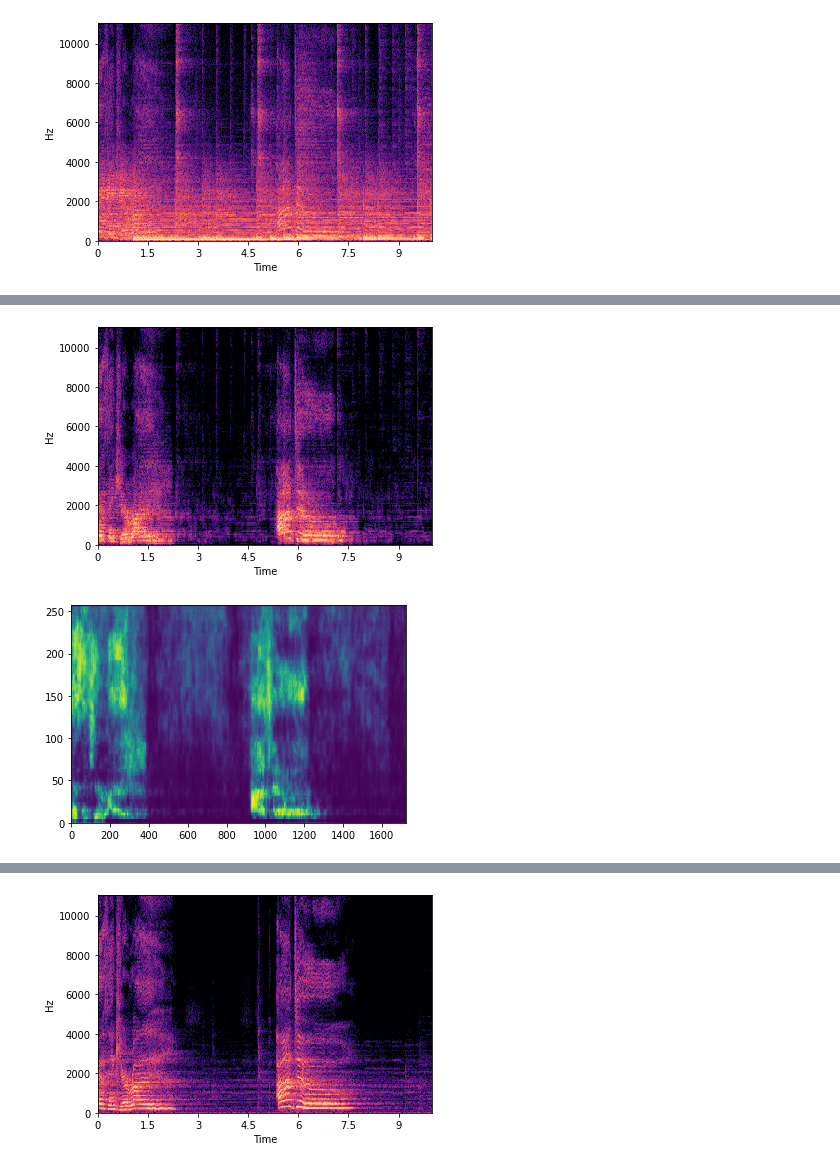
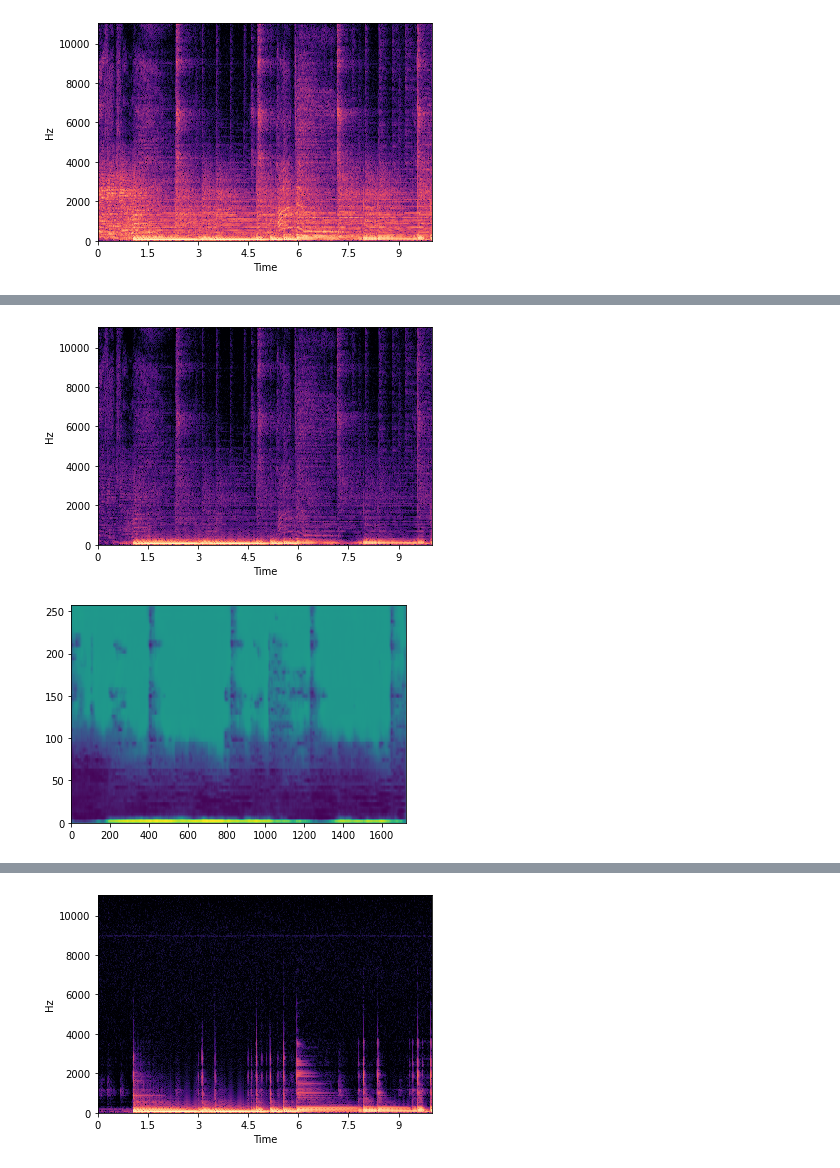
Before and after one commit to abugler/HighResSeparation, a Jupyter notebook: mask_viewing.ipynb, the cells around one changed output, grey strips where cells are left out. Drawn from its saved outputs; the diff is of its cells as text; code cells hidden in the pictures.

```diff
--- a/mask_viewing.ipynb
+++ b/mask_viewing.ipynb
@@ -13,7 +13,7 @@ import numpy as np
 # This code is very similar to the evaluation script.
 
 # Put the trained path here:
-train_path = '/home/andreas/HighResSeparation/output/musdb_toy/runs/f7a55659b543432fbd6c273d12daf5eb'
+train_path = '/home/andreas/HighResSeparation/output/musdb_toy/runs/f628b84344d5411e80aa6ea048259dd8'
 
 model_path = os.path.join(train_path, "checkpoints/best.model.pth")
 
@@ -76,35 +76,35 @@ nussl.core.utils.visualize_spectrogram(audio_signal)
 # %%
 output = model(mix_audio.to(train_namespace.device))
 # %%
-source_idx = 3
+source_idx = 0
 mask = output['masks'][0, ..., source_idx]
 soft_mask = nussl.core.masks.SoftMask(mask.permute(1, 0, 2).detach().cpu().numpy())
 est_source_signal = audio_signal.apply_mask(soft_mask)
 est_source_signal.istft()
 
 est_source_signal.embed_audio()
 nussl.core.utils.visualize_spectrogram(est_source_signal)
 plt.show()
 
 plt.pcolormesh(soft_mask.mask[..., 0])
 plt.show()
 
 source_signal = nussl.AudioSignal(
     audio_data_array=source_audio[0, ..., source_idx].cpu().numpy(),
     stft_params=model.stft_params,
     sample_rate=train_namespace.sample_rate
 )
 
 source_signal.stft()
 
 source_signal.embed_audio()
 nussl.core.utils.visualize_spectrogram(source_signal)
 # %% [output]
 [interactive output not drawn]
-[figure, old version]
+[figure, new version]
-[figure, old version]
+[figure, new version]
 [interactive output not drawn]
-[figure, old version]
+[figure, new version]
 # %%
 # Estimated audio
 output_audio_signal = nussl.AudioSignal(
```
Also changed, not shown: parts of 1 cell of this notebook, 6 other files.
